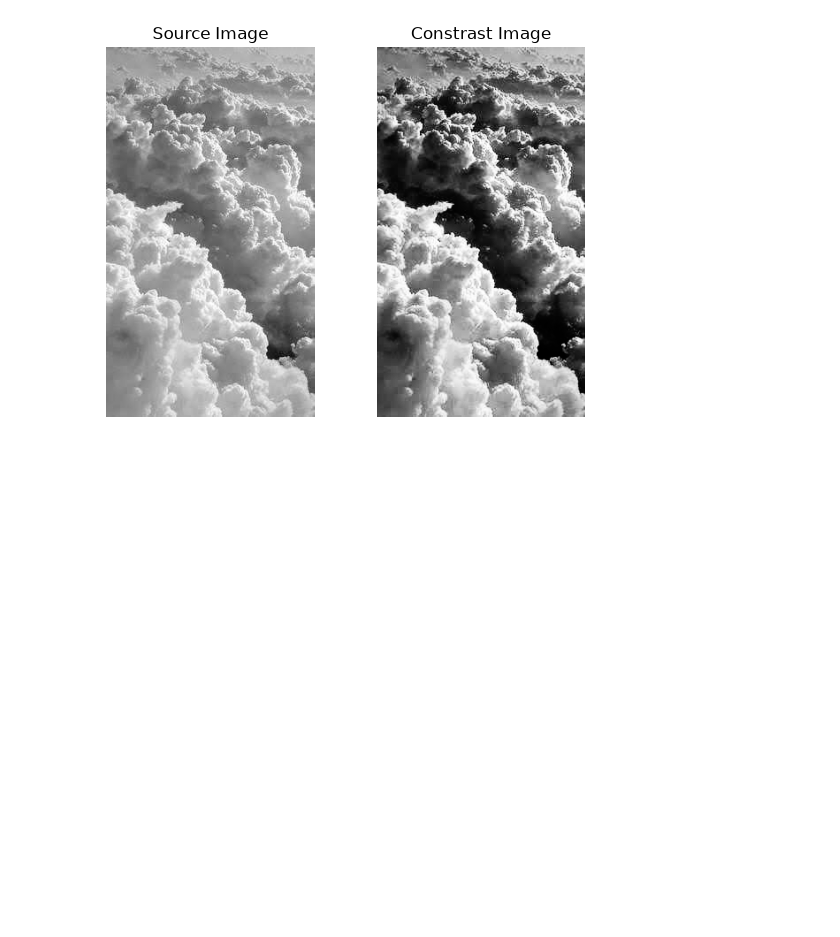
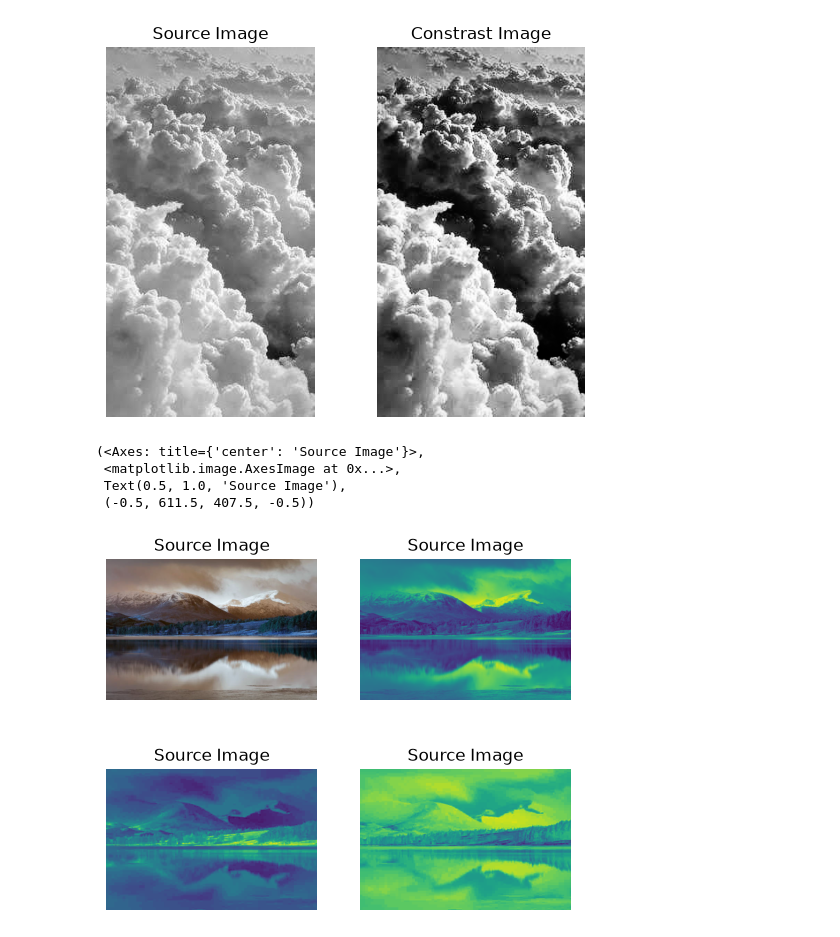
Before and after one commit to janvizinzuvadiya/mca_sem3_ml, a Jupyter notebook: Unit 5/Unit5_code.ipynb, the cells around one changed output. Drawn from its saved outputs; the diff is of its cells as text; code cells hidden in the pictures; blank space fills up the shorter version.

Commit message:
Advanced Filtering Image Effects

```diff
--- a/Unit 5/Unit5_code.ipynb
+++ b/Unit 5/Unit5_code.ipynb
@@ -366,3 +366,27 @@ plt.subplot(1,2,2),plt.imshow(img1,cmap ='gray'),plt.title('Constrast Image'),pl
  Text(0.5, 1.0, 'Constrast Image'),
  (-0.5, 235.5, 417.5, -0.5))
 [figure]
+# %%
+# 09-07-2026
+# constrast on colored image
+
+import cv2
+import matplotlib.pyplot as plt
+
+img = cv2.imread('tr.jpg')
+
+ycrcb = cv2.cvtColor(img, cv2.COLOR_BGR2YCrCb)
+y , cr , cb = cv2.split(ycrcb)
+
+plt.figure(figsize = (6,5))
+
+plt.subplot(2,2,1),plt.imshow(img),plt.title('Source Image'),plt.axis('off')
+plt.subplot(2,2,2),plt.imshow(y),plt.title('Source Image'),plt.axis('off')
+plt.subplot(2,2,3),plt.imshow(cr),plt.title('Source Image'),plt.axis('off')
+plt.subplot(2,2,4),plt.imshow(cb),plt.title('Source Image'),plt.axis('off')
+# %% [output]
+(<Axes: title={'center': 'Source Image'}>,
+ <matplotlib.image.AxesImage at 0x...>,
+ Text(0.5, 1.0, 'Source Image'),
+ (-0.5, 611.5, 407.5, -0.5))
+[figure, added]
```
Also changed, not shown: parts of 5 cells of this notebook, 3 other files.
